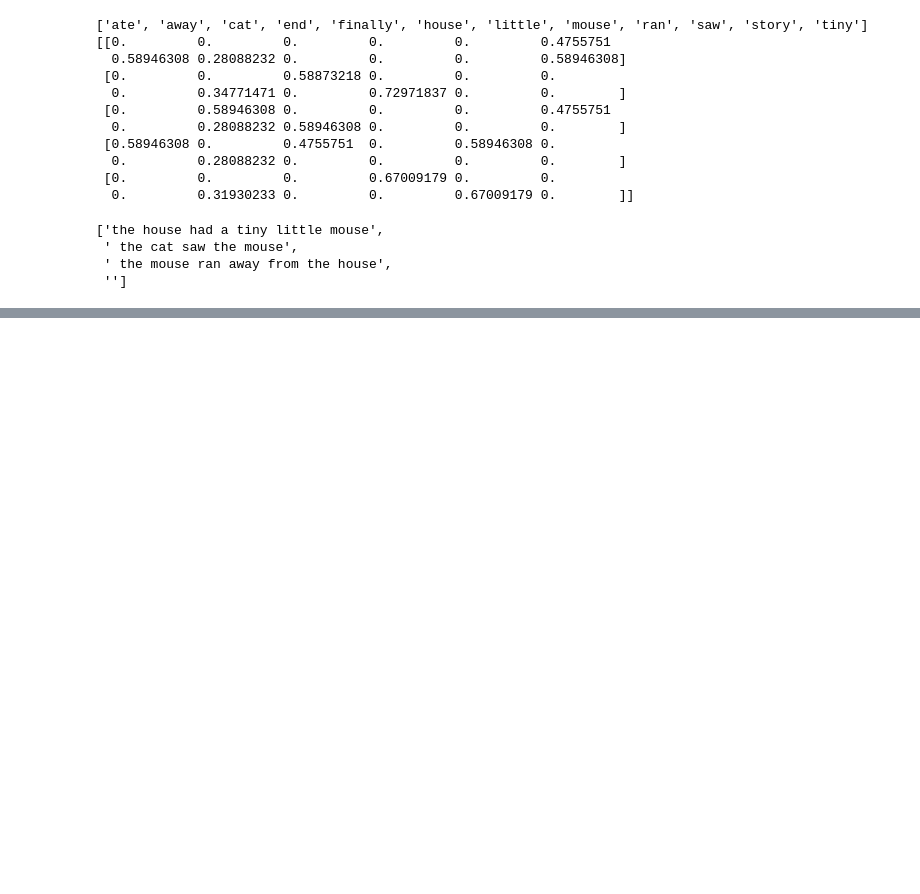
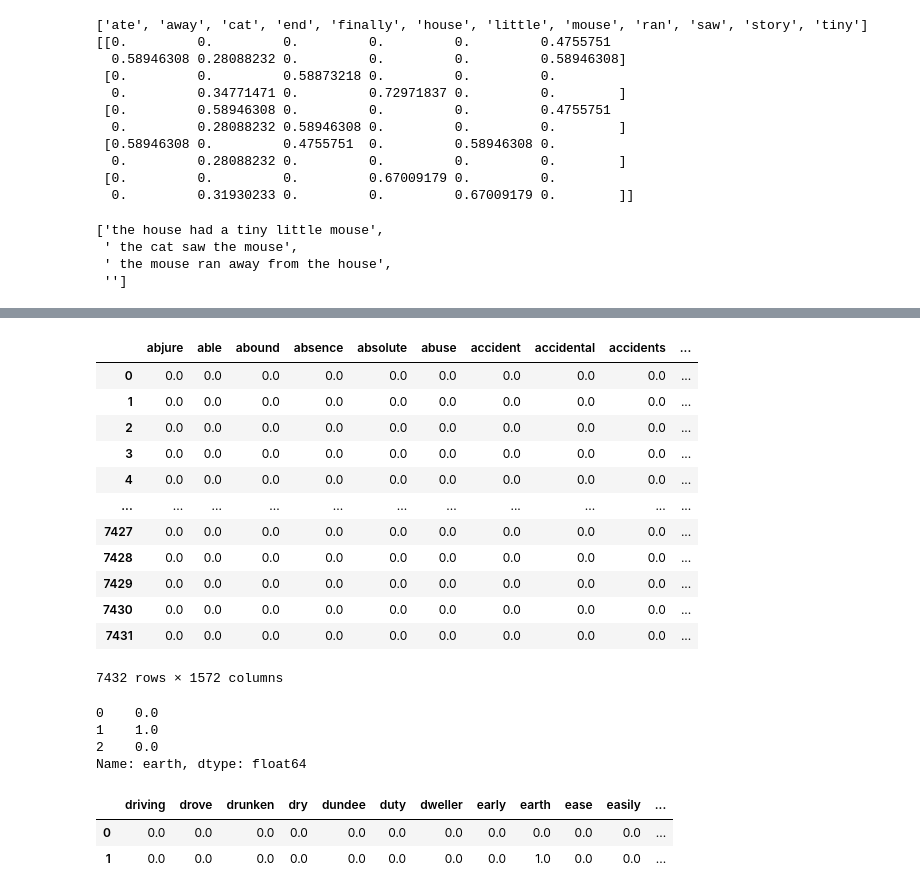
Before and after one commit to AnnisaFitry/pembelajaran_mesin, a Jupyter notebook: js01.ipynb, the cells around one changed output, grey strips where cells are left out. Saved outputs shown, nothing was run; the diff lists cells and outputs as text; code cells hidden in the pictures; blank space fills up the shorter version.

```diff
--- a/js01.ipynb
+++ b/js01.ipynb
@@ -226,0 +233,3 @@ stc
+# %%
+text = open('orange.txt', 'r')
+corpus = text.read()
@@ -226,0 +238,8 @@ stc
+# %%
+import re
+lowertext = corpus.lower()
+# remove special characters and digits
+rschar = re.sub("(\\d|\\W)+"," ",lowertext)
+# %%
+words = rschar.split(' ')
+words
@@ -226,0 +264,37 @@ stc
+# %%
+vectorizer = TfidfVectorizer(stop_words='english')
+vectors = vectorizer.fit_transform(words)
+feature_names = vectorizer.get_feature_names()
+dense = vectors.todense()
+denselist = dense.tolist()
+df = pd.DataFrame(denselist, columns = feature_names)
+df
+# %% [output]
+|  | abjure | able | abound | absence | absolute | abuse | accident | accidental | accidents | ... |
+| 0 | 0.0 | 0.0 | 0.0 | 0.0 | 0.0 | 0.0 | 0.0 | 0.0 | 0.0 | ... |
+| 1 | 0.0 | 0.0 | 0.0 | 0.0 | 0.0 | 0.0 | 0.0 | 0.0 | 0.0 | ... |
+| 2 | 0.0 | 0.0 | 0.0 | 0.0 | 0.0 | 0.0 | 0.0 | 0.0 | 0.0 | ... |
+| 3 | 0.0 | 0.0 | 0.0 | 0.0 | 0.0 | 0.0 | 0.0 | 0.0 | 0.0 | ... |
+| 4 | 0.0 | 0.0 | 0.0 | 0.0 | 0.0 | 0.0 | 0.0 | 0.0 | 0.0 | ... |
+| ... | ... | ... | ... | ... | ... | ... | ... | ... | ... | ... |
+| 7427 | 0.0 | 0.0 | 0.0 | 0.0 | 0.0 | 0.0 | 0.0 | 0.0 | 0.0 | ... |
+| 7428 | 0.0 | 0.0 | 0.0 | 0.0 | 0.0 | 0.0 | 0.0 | 0.0 | 0.0 | ... |
+| 7429 | 0.0 | 0.0 | 0.0 | 0.0 | 0.0 | 0.0 | 0.0 | 0.0 | 0.0 | ... |
+| 7430 | 0.0 | 0.0 | 0.0 | 0.0 | 0.0 | 0.0 | 0.0 | 0.0 | 0.0 | ... |
+| 7431 | 0.0 | 0.0 | 0.0 | 0.0 | 0.0 | 0.0 | 0.0 | 0.0 | 0.0 | ... |
+7432 rows × 1572 columns
+# %%
+# loc digunakan untuk mengakses data berdasarkan label (nama kolom).
+df.loc[0:2, 'earth']
+# %% [output]
+0    0.0
+1    1.0
+2    0.0
+Name: earth, dtype: float64
+# %%
+# iloc digunakan untuk mengakses data berdasarkan posisi.
+df.iloc[0:2, 380:400]
+# %% [output]
+|  | driving | drove | drunken | dry | dundee | duty | dweller | early | earth | ease | easily | ... |
+| 0 | 0.0 | 0.0 | 0.0 | 0.0 | 0.0 | 0.0 | 0.0 | 0.0 | 0.0 | 0.0 | 0.0 | ... |
+| 1 | 0.0 | 0.0 | 0.0 | 0.0 | 0.0 | 0.0 | 0.0 | 0.0 | 1.0 | 0.0 | 0.0 | ... |
```
Also changed, not shown: parts of 7 cells of this notebook.
